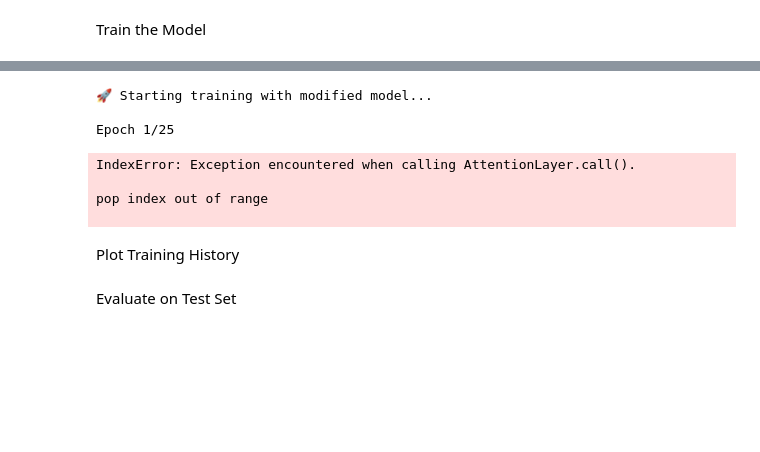
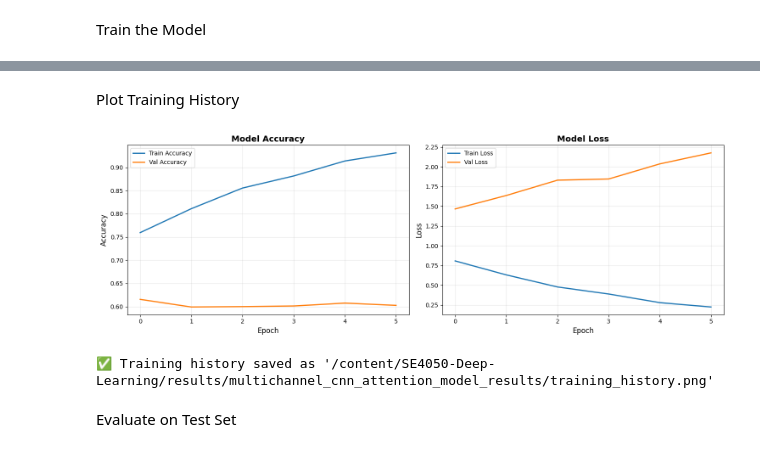
Before and after one commit to aneeq-shaffy/SE4050-Deep-Learning, a Jupyter notebook: Notebooks/Multi_Channel_CNN_with_Attention.ipynb, the cells around one changed output, grey strips where cells are left out. Cells and saved outputs as stored; diff of their text form; code cells hidden in the pictures; blank space fills up the shorter version.

Commit message:
Enhance LSTM and Multi-Channel CNN notebooks with data loading and GPU support

```diff
--- a/Notebooks/Multi_Channel_CNN_with_Attention.ipynb
+++ b/Notebooks/Multi_Channel_CNN_with_Attention.ipynb
@@ -28,7 +34,7 @@ GPU Available: []
 Load and Explore Data
 # %%
 # Load data
-df = pd.read_csv('news_preprocessed.csv')
+df = pd.read_csv('/content/SE4050-Deep-Learning/Dataset/processed/news_preprocessed.csv')
 
 print(f"Dataset shape: {df.shape}")
 print(f"\nColumns: {df.columns.tolist()}")
@@ -175,7 +202,11 @@ class AttentionLayer(layers.Layer):
         # Compute attention scores
         uit = K.tanh(K.dot(x, self.W) + self.b)  # (batch_size, time_steps, features)
 
-        # Alternative calculation for ait using element-wise multiplication and summation
+        # Calculate attention scores by multiplying uit with the attention vector u
+        # This is equivalent to a dot product with a transposed u if u was a column vector,
+        # but K.dot(uit, self.u) does not work as expected with 3D and 1D tensors.
+        # A common way to implement this is element-wise multiplication and sum.
+
         # Expand dimensions of self.u to (1, 1, features) for broadcasting
         u_expanded = K.expand_dims(K.expand_dims(self.u, axis=0), axis=0) # Shape (1, 1, features)
         # Element-wise multiplication
@@ -200,7 +231,8 @@ class AttentionLayer(layers.Layer):
         return (input_shape[0], input_shape[-1])
 
     def get_config(self):
-        return super(AttentionLayer, self).get_config()
+        config = super(AttentionLayer, self).get_config()
+        return config
 # %% [markdown]
 Build Multi-Channel CNN with Attention
 # %%
@@ -431,54 +500,45 @@ Restoring model weights from the end of the best epoch: 1.
-# %%
-# Train the model again
-print("🚀 Starting training with modified model...\n")
-
-history = model.fit(
-    X_train_pad, y_train,
-    validation_data=(X_val_pad, y_val),
-    epochs=25,
-    batch_size=64,
-    callbacks=callbacks,
-    verbose=1
-)
-
-print("\n✅ Training complete!")
-# %% [output]
-🚀 Starting training with modified model...
-
-Epoch 1/25
-IndexError: Exception encountered when calling AttentionLayer.call().
-
-pop index out of range
-
 # %% [markdown]
 Plot Training History
 # %%
+import os
+
+# Define the paths for the base results directory and the specific subdirectory
+base_results_dir = '/content/SE4050-Deep-Learning/results'
+results_subdir = os.path.join(base_results_dir, 'multichannel_cnn_attention_model_results')
+
+# Create the directory if it doesn't exist
+os.makedirs(results_subdir, exist_ok=True)
+
 # Plot training history
 fig, axes = plt.subplots(1, 2, figsize=(15, 5))
 
 # Accuracy
 axes[0].plot(history.history['accuracy'], label='Train Accuracy', linewidth=2)
 axes[0].plot(history.history['val_accuracy'], label='Val Accuracy', linewidth=2)
 axes[0].set_title('Model Accuracy', fontsize=14, fontweight='bold')
 axes[0].set_xlabel('Epoch', fontsize=12)
 axes[0].set_ylabel('Accuracy', fontsize=12)
 axes[0].legend(fontsize=10)
 axes[0].grid(True, alpha=0.3)
 
 # Loss
 axes[1].plot(history.history['loss'], label='Train Loss', linewidth=2)
 axes[1].plot(history.history['val_loss'], label='Val Loss', linewidth=2)
 axes[1].set_title('Model Loss', fontsize=14, fontweight='bold')
 axes[1].set_xlabel('Epoch', fontsize=12)
 axes[1].set_ylabel('Loss', fontsize=12)
 axes[1].legend(fontsize=10)
 axes[1].grid(True, alpha=0.3)
 
 plt.tight_layout()
-plt.savefig('training_history.png', dpi=300, bbox_inches='tight')
+history_plot_path = os.path.join(results_subdir, 'training_history.png')
+plt.savefig(history_plot_path, dpi=300, bbox_inches='tight')
 plt.show()
 
-print("✅ Training history saved as 'training_history.png'")
+print(f"✅ Training history saved as '{history_plot_path}'")
+# %% [output]
+[figure, added]
+✅ Training history saved as '/content/SE4050-Deep-Learning/results/multichannel_cnn_attention_model_results/training_history.png'
 # %% [markdown]
 Evaluate on Test Set
 # %%
```
Also changed, not shown: parts of 15 cells of this notebook, 1 other file.
